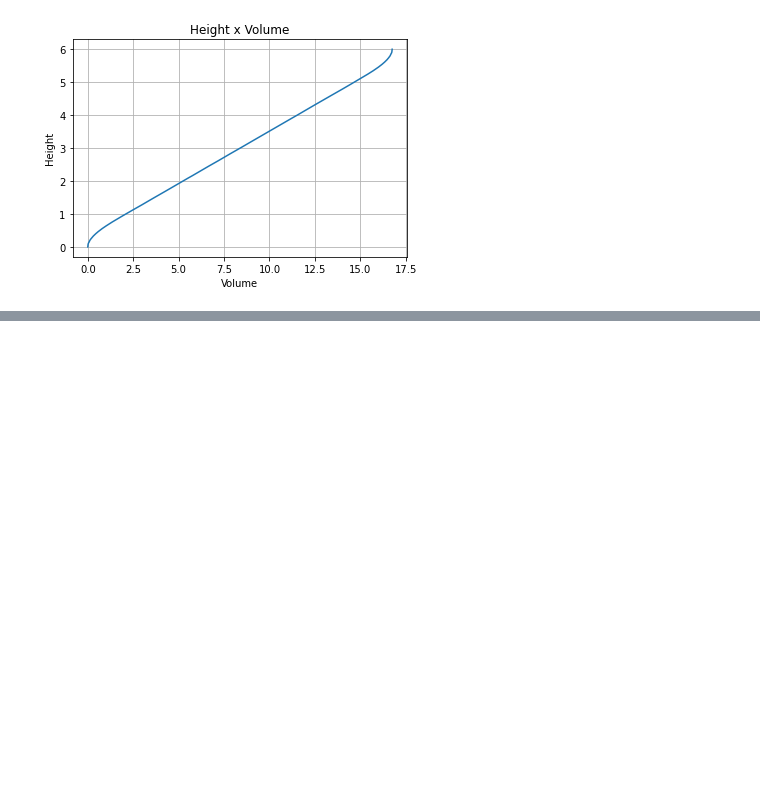
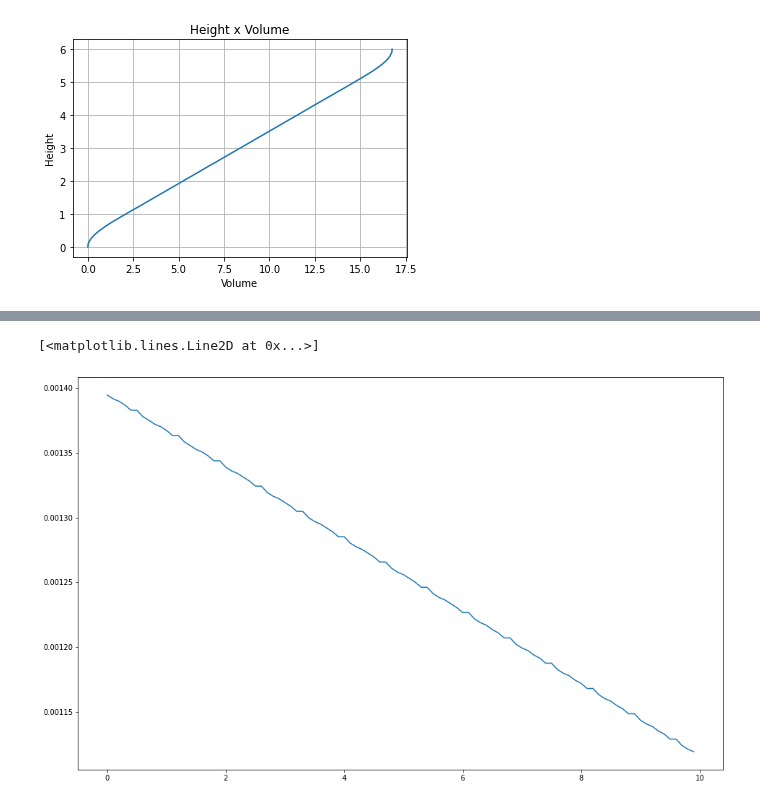
Before and after one commit to RocketPy-Team/RocketPy, a Jupyter notebook: testing.ipynb, the cells around one changed output, grey strips where cells are left out. Drawn from its saved outputs; the diff is of its cells as text; code cells hidden in the pictures; blank space fills up the shorter version.

```diff
--- a/testing.ipynb
+++ b/testing.ipynb
@@ -80,0 +58,4 @@ alv(0)
+# %%
+def f():
+    A = Function(lambda x: t.tank_geometry * 2)
+    return A
@@ -80,0 +94,8 @@ alv(0)
+# %%
+plt.figure(figsize=(16, 10))
+x = np.arange(0, 10, .1)
+y = np.array([f()(i) for i in x])
+plt.plot(x, y)
+# %% [output]
+[<matplotlib.lines.Line2D at 0x...>]
+[figure, added]
```
Also changed, not shown: parts of 9 cells of this notebook, 3 other files.
